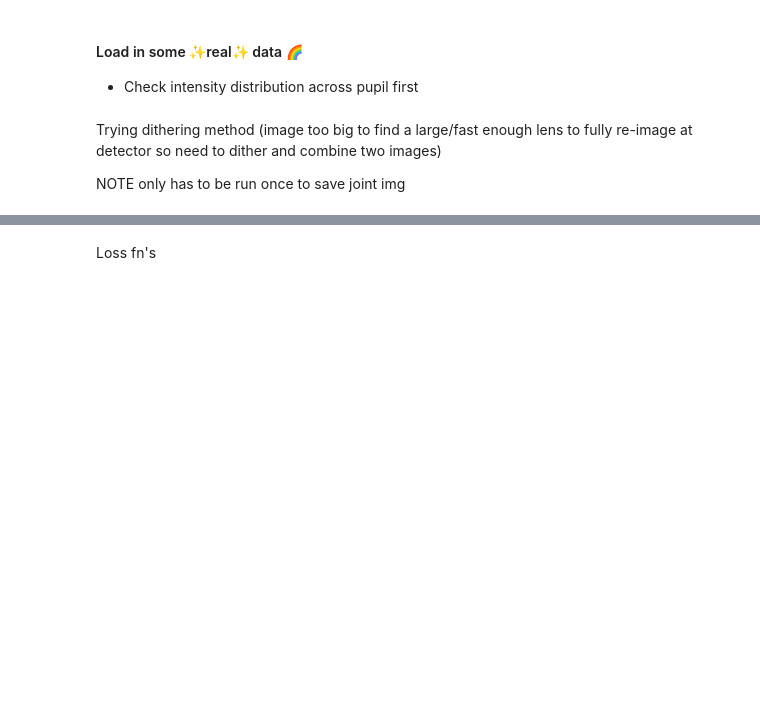
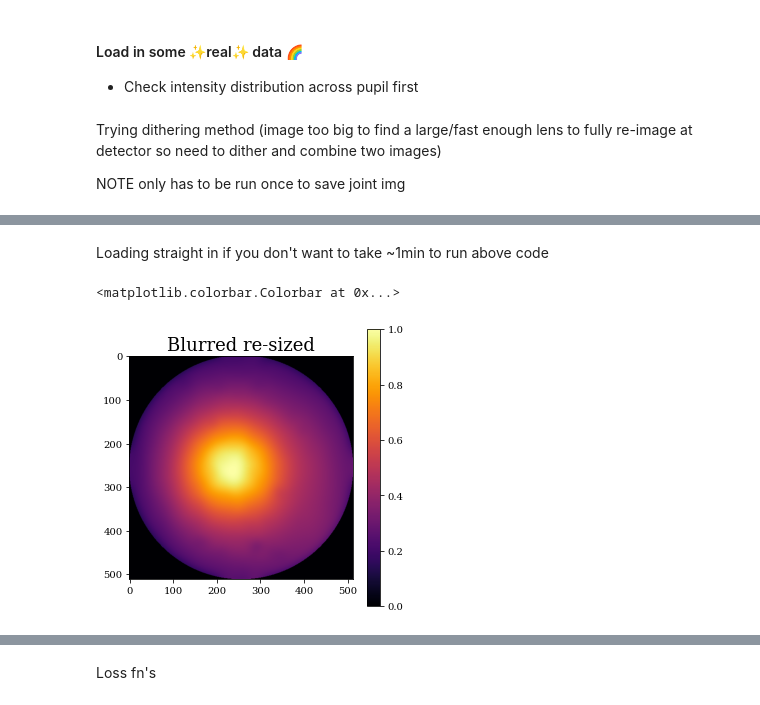
Before and after one commit to TolimanSpace/toliman_dp_design_testing, a Jupyter notebook: System_Aberrations.ipynb, the cells around one changed output, grey strips where cells are left out. Saved outputs shown, nothing was run; the diff lists cells and outputs as text; code cells hidden in the pictures; blank space fills up the shorter version.

Commit message:
new syst aberration results and transmission layer based on recent re-imaging data of pupil plane

```diff
--- a/System_Aberrations.ipynb
+++ b/System_Aberrations.ipynb
@@ -160,3 +174,14 @@ NOTE only has to be run once to save joint img
+# %% [markdown]
+Loading straight in if you don't want to take ~1min to run above code
+# %%
+intensity_dist = np.load(data_dir+"intensity/dithered_12_24_120sig.npy")
+plt.figure(figsize=(5,5))
+plt.title("Blurred re-sized")
+plt.imshow(intensity_dist)
+plt.colorbar()
+# %% [output]
+<matplotlib.colorbar.Colorbar at 0x...>
+[figure, added]
 # %%
 # Create dLux class for this gauss transmissive layer
 # maybe modelling a source object would be easier?
```
Also changed, not shown: parts of 11 cells of this notebook, 1 other file.
